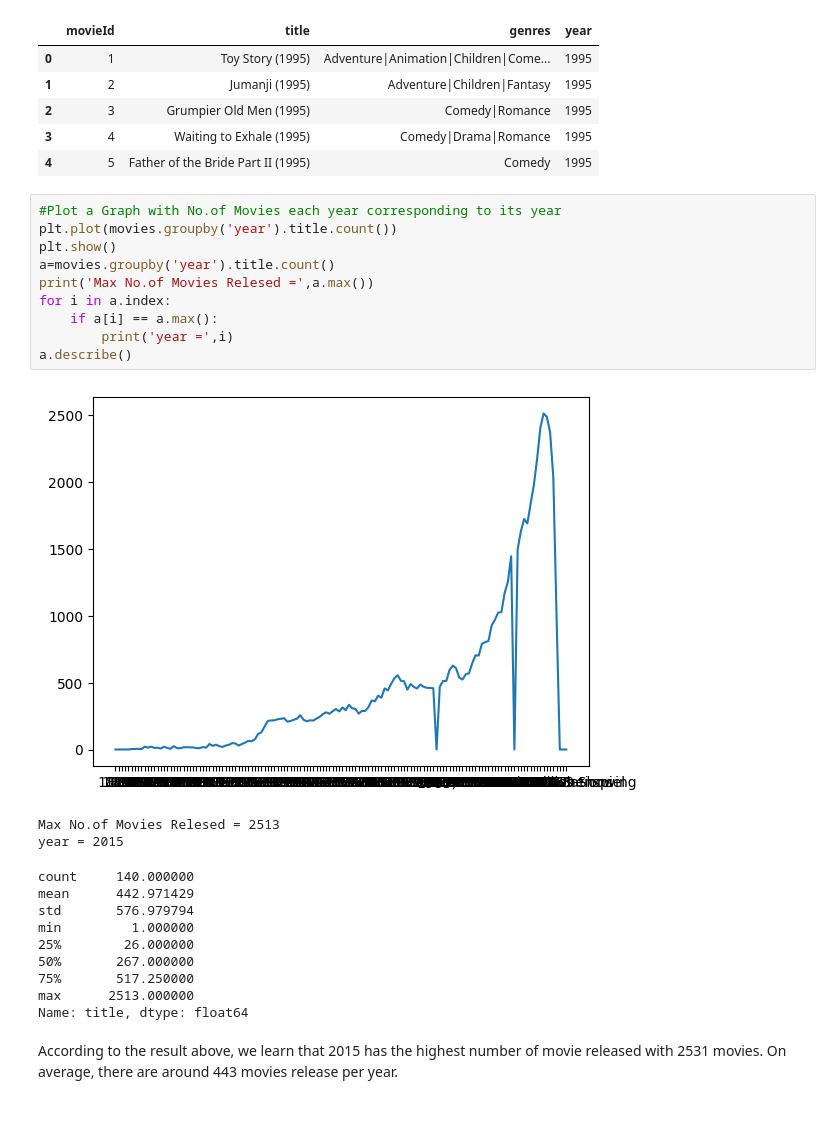
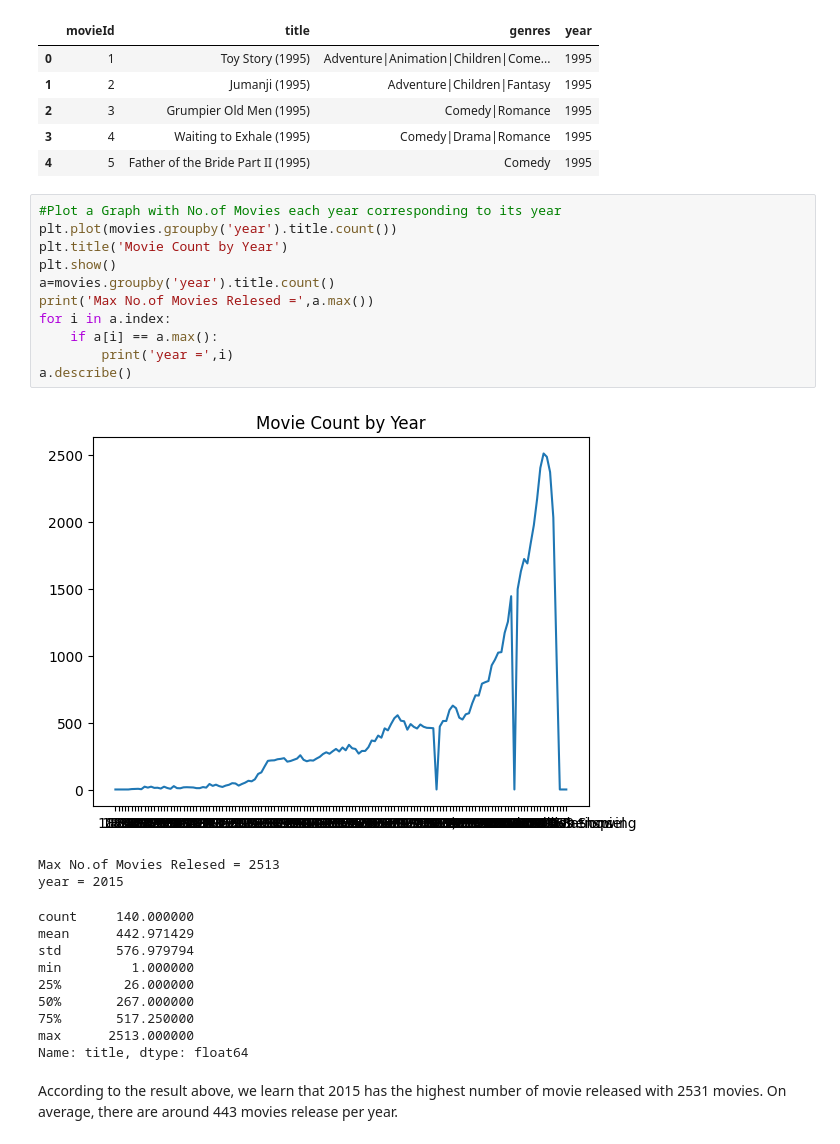
Before and after one commit to rkbhkp/Movie-Recomendation-with-ML, a Jupyter notebook: Milestone_3.ipynb, the cells around one changed output. Drawn from its saved outputs; the diff is of its cells as text; blank space fills up the shorter version.

```diff
--- a/Milestone_3.ipynb
+++ b/Milestone_3.ipynb
@@ -648,15 +648,16 @@ movies.head()
 # %%
 #Plot a Graph with No.of Movies each year corresponding to its year
 plt.plot(movies.groupby('year').title.count())
+plt.title('Movie Count by Year')
 plt.show()
 a=movies.groupby('year').title.count()
 print('Max No.of Movies Relesed =',a.max())
 for i in a.index:
     if a[i] == a.max():
         print('year =',i)
 a.describe()
 # %% [output]
-[figure, old version]
+[figure, new version]
 Max No.of Movies Relesed = 2513
 year = 2015
 count     140.000000
```
Also changed, not shown: parts of 23 cells of this notebook.
